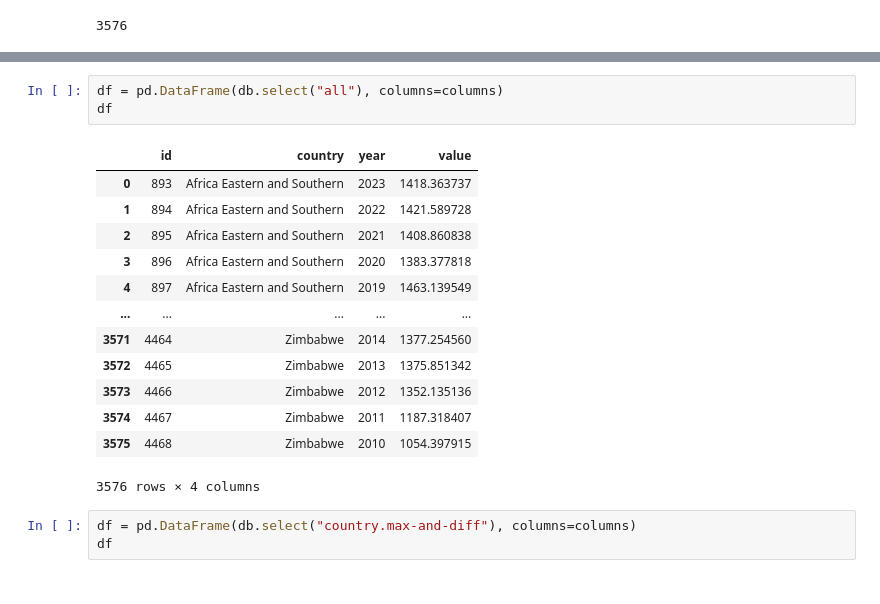
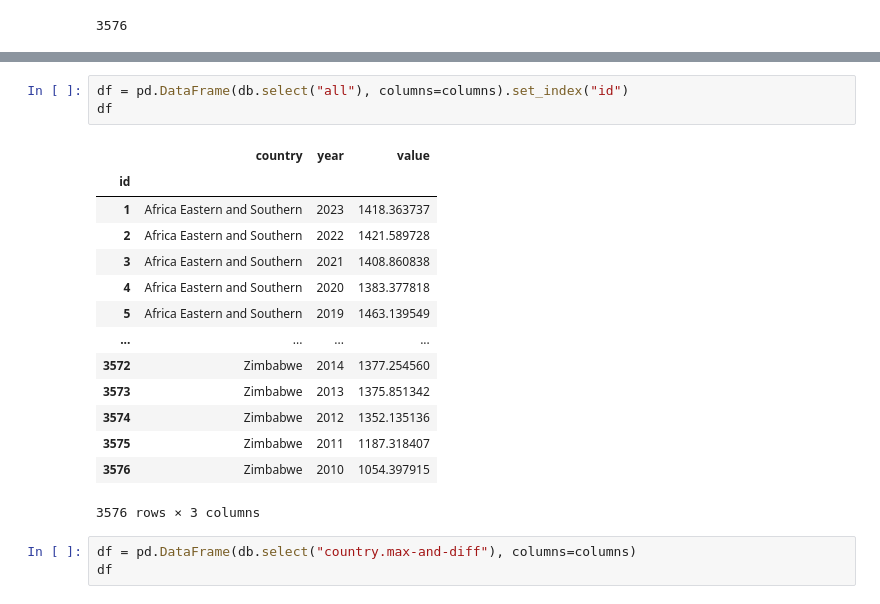
Before and after one commit to utkusarioglu/backtesting-workshop, a Jupyter notebook: src/worldbank/datareader-psql.ipynb, the cells around one changed output, grey strips where cells are left out. Cells and saved outputs as stored; diff of their text form.

```diff
--- a/src/worldbank/datareader-psql.ipynb
+++ b/src/worldbank/datareader-psql.ipynb
@@ -92,22 +93,23 @@ columns = db.select("columns.json", ["gdp"])[0][0].values()
 # %% [output]
 dict_values(['id', 'country', 'year', 'value'])
 # %%
-df = pd.DataFrame(db.select("all"), columns=columns)
+df = pd.DataFrame(db.select("all"), columns=columns).set_index("id")
 df
 # %% [output]
-|  | id | country | year | value |
-| 0 | 893 | Africa Eastern and Southern | 2023 | 1418.363737 |
-| 1 | 894 | Africa Eastern and Southern | 2022 | 1421.589728 |
-| 2 | 895 | Africa Eastern and Southern | 2021 | 1408.860838 |
-| 3 | 896 | Africa Eastern and Southern | 2020 | 1383.377818 |
-| 4 | 897 | Africa Eastern and Southern | 2019 | 1463.139549 |
-| ... | ... | ... | ... | ... |
-| 3571 | 4464 | Zimbabwe | 2014 | 1377.254560 |
-| 3572 | 4465 | Zimbabwe | 2013 | 1375.851342 |
-| 3573 | 4466 | Zimbabwe | 2012 | 1352.135136 |
-| 3574 | 4467 | Zimbabwe | 2011 | 1187.318407 |
-| 3575 | 4468 | Zimbabwe | 2010 | 1054.397915 |
+|  | country | year | value |
+| id |  |  |  |
+| 1 | Africa Eastern and Southern | 2023 | 1418.363737 |
+| 2 | Africa Eastern and Southern | 2022 | 1421.589728 |
+| 3 | Africa Eastern and Southern | 2021 | 1408.860838 |
+| 4 | Africa Eastern and Southern | 2020 | 1383.377818 |
+| 5 | Africa Eastern and Southern | 2019 | 1463.139549 |
+| ... | ... | ... | ... |
+| 3572 | Zimbabwe | 2014 | 1377.254560 |
+| 3573 | Zimbabwe | 2013 | 1375.851342 |
+| 3574 | Zimbabwe | 2012 | 1352.135136 |
+| 3575 | Zimbabwe | 2011 | 1187.318407 |
+| 3576 | Zimbabwe | 2010 | 1054.397915 |
-3576 rows × 4 columns
+3576 rows × 3 columns
 # %%
 df = pd.DataFrame(db.select("country.max-and-diff"), columns=columns)
 df
```
Also changed, not shown: parts of 5 cells of this notebook, 17 other files.
